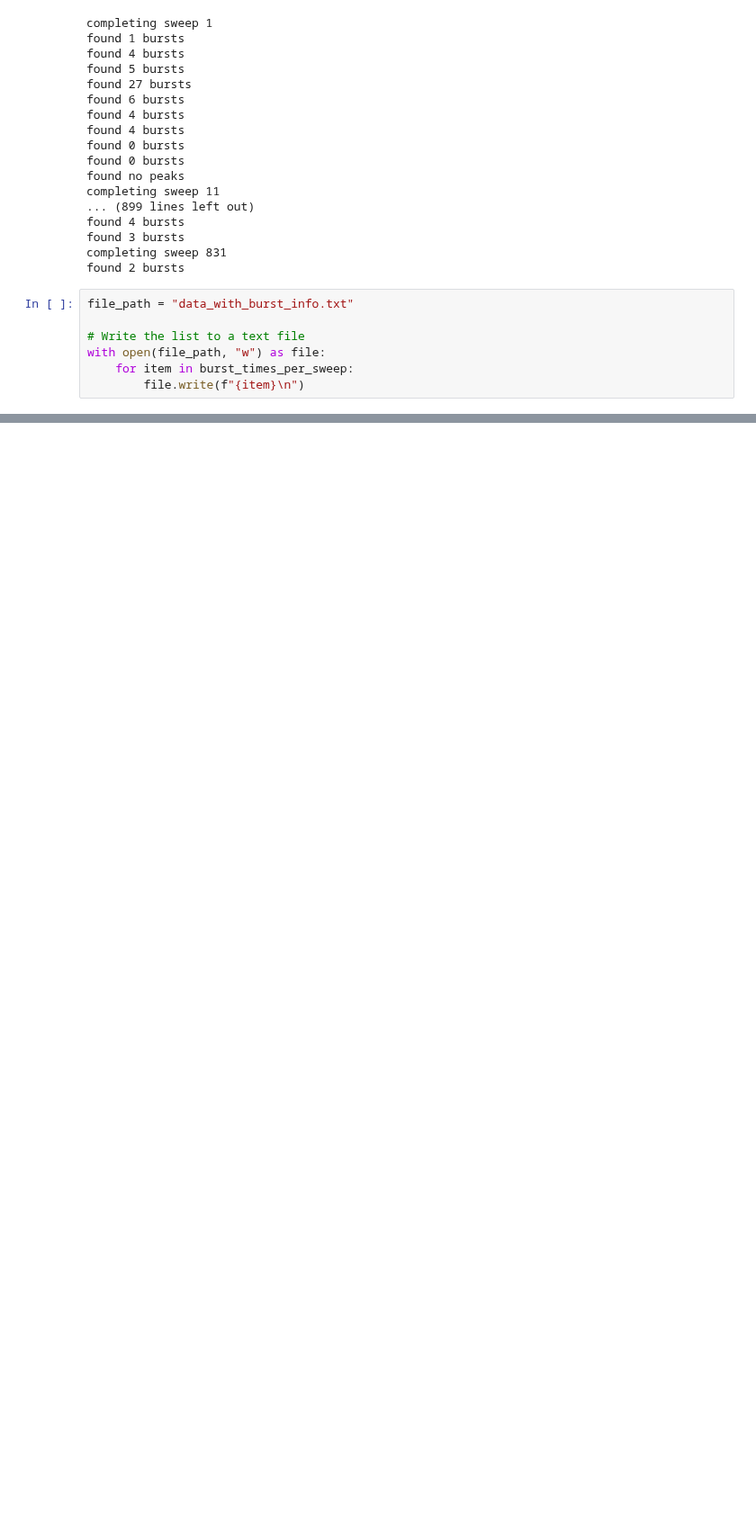
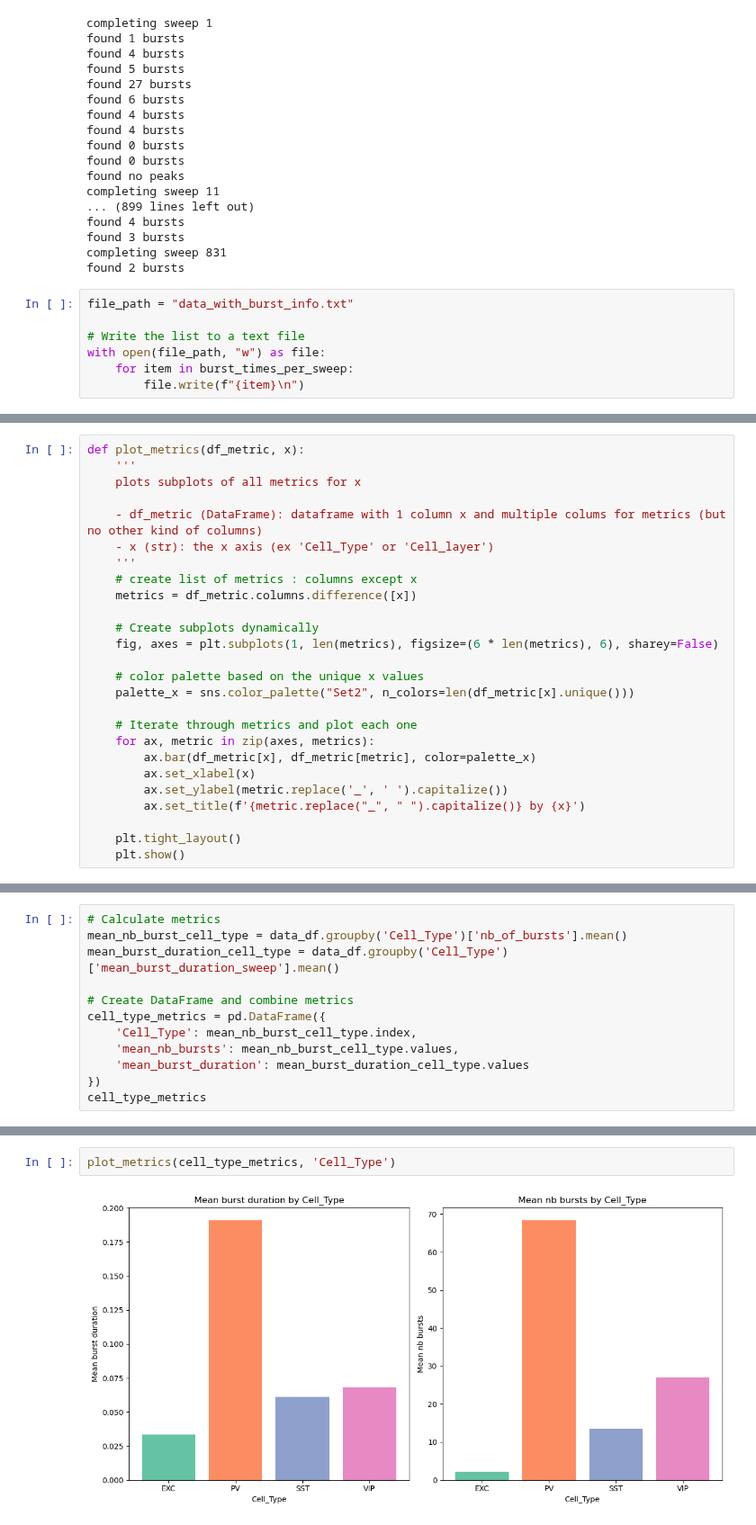
Before and after one commit to marineract/bio482_miniproject, a Jupyter notebook: results.ipynb, the cells around one changed output, grey strips where cells are left out. Shown at 90% size. Drawn from its saved outputs; the diff is of its cells as text; blank space fills up the shorter version.

Commit message:
2 metrics and plotting

```diff
--- a/results.ipynb
+++ b/results.ipynb
@@ -227,0 +253,26 @@ len(burst_times_per_sweep)
+# %%
+def plot_metrics(df_metric, x):
+    '''
+    plots subplots of all metrics for x
+
+    - df_metric (DataFrame): dataframe with 1 column x and multiple colums for metrics (but no other kind of columns)
+    - x (str): the x axis (ex 'Cell_Type' or 'Cell_layer')
+    '''
+    # create list of metrics : columns except x
+    metrics = df_metric.columns.difference([x])
+
+    # Create subplots dynamically
+    fig, axes = plt.subplots(1, len(metrics), figsize=(6 * len(metrics), 6), sharey=False)
+
+    # color palette based on the unique x values
+    palette_x = sns.color_palette("Set2", n_colors=len(df_metric[x].unique()))
+
+    # Iterate through metrics and plot each one
+    for ax, metric in zip(axes, metrics):
+        ax.bar(df_metric[x], df_metric[metric], color=palette_x)
+        ax.set_xlabel(x)
+        ax.set_ylabel(metric.replace('_', ' ').capitalize())
+        ax.set_title(f'{metric.replace("_", " ").capitalize()} by {x}')
+
+    plt.tight_layout()
+    plt.show()
@@ -227,0 +281,12 @@ len(burst_times_per_sweep)
+# %%
+# Calculate metrics
+mean_nb_burst_cell_type = data_df.groupby('Cell_Type')['nb_of_bursts'].mean()
+mean_burst_duration_cell_type = data_df.groupby('Cell_Type')['mean_burst_duration_sweep'].mean()
+
+# Create DataFrame and combine metrics
+cell_type_metrics = pd.DataFrame({
+    'Cell_Type': mean_nb_burst_cell_type.index,
+    'mean_nb_bursts': mean_nb_burst_cell_type.values,
+    'mean_burst_duration': mean_burst_duration_cell_type.values
+})
+cell_type_metrics
@@ -227,0 +299,4 @@ len(burst_times_per_sweep)
+# %%
+plot_metrics(cell_type_metrics, 'Cell_Type')
+# %% [output]
+[figure, added]
```
Also changed, not shown: parts of 19 cells of this notebook.
